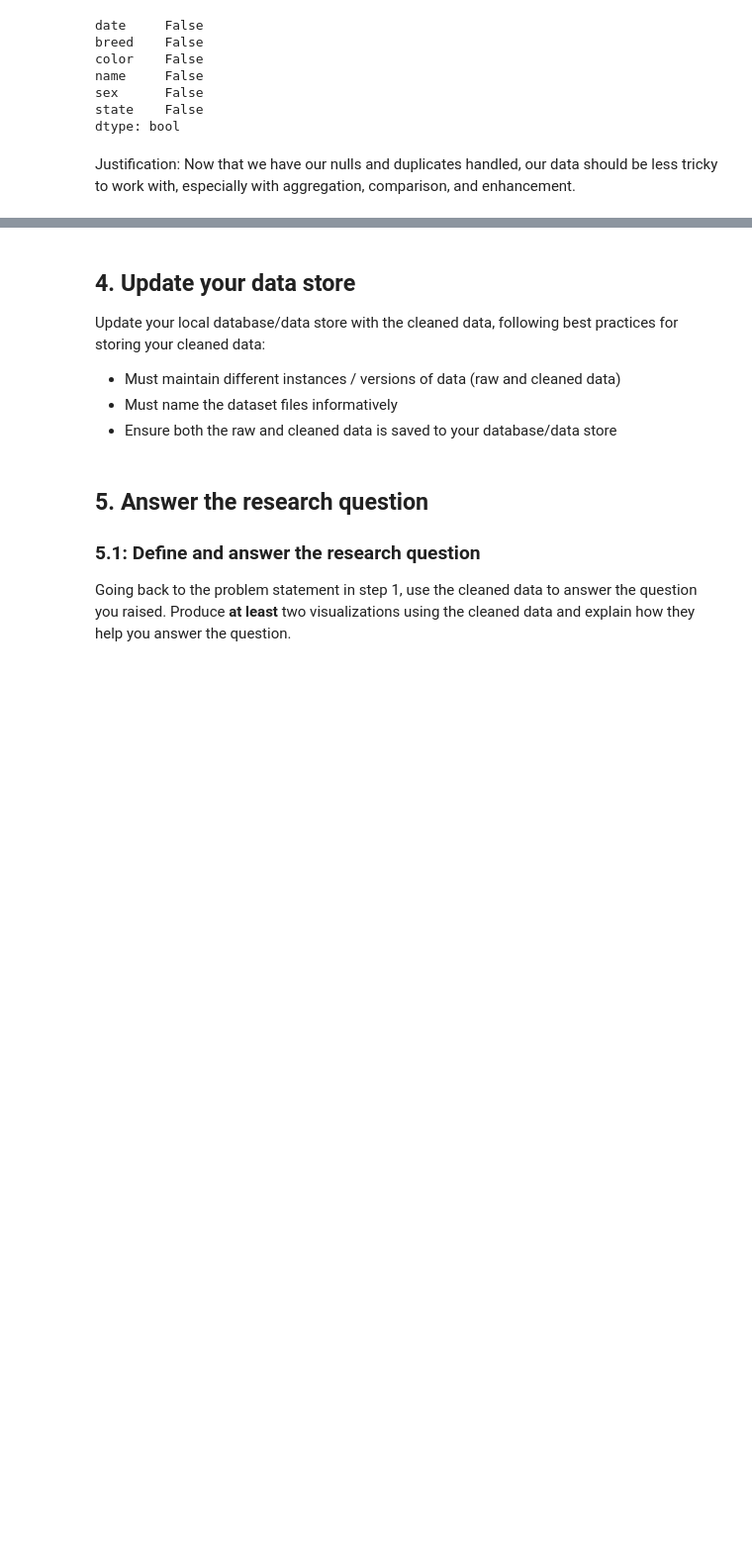
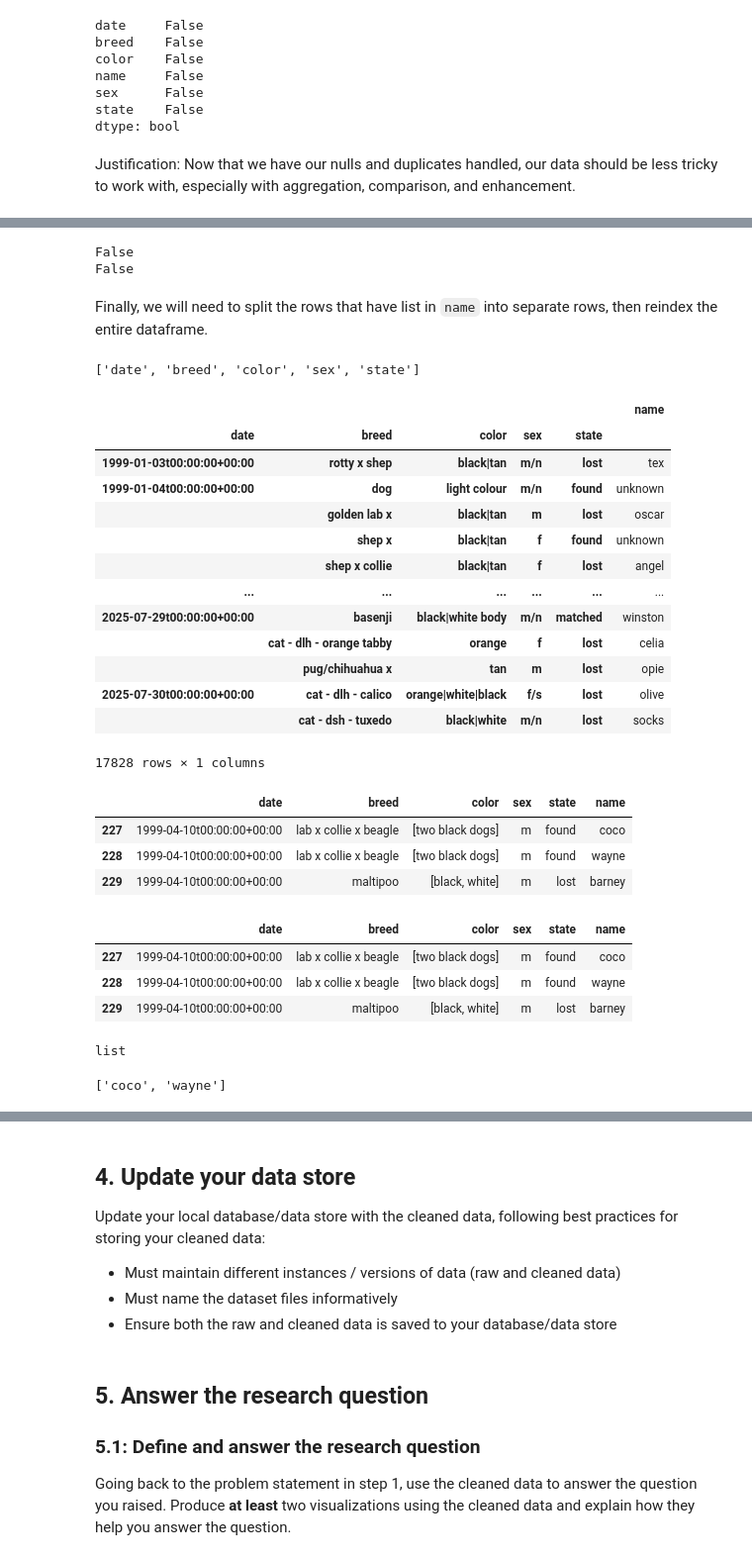
Before and after one commit to birbarino/Python-Projects, a Jupyter notebook: data-wrangling/project/data_wrangling_project_starter.ipynb, the cells around one changed output, grey strips where cells are left out. Shown at 99% size. Saved outputs shown, nothing was run; the diff lists cells and outputs as text; code cells hidden in the pictures; blank space fills up the shorter version.

```diff
--- a/data-wrangling/project/data_wrangling_project_starter.ipynb
+++ b/data-wrangling/project/data_wrangling_project_starter.ipynb
@@ -630,0 +662,3 @@ Justification: *FILL IN*
+# %%
+clean_and = lf_df_clean.iloc[lf_df_index_and]['name'].apply(lambda x: x.split(" and "))
+clean_amp = lf_df_clean.iloc[lf_df_index_amp]['name'].apply(lambda x: x.split(" & "))
@@ -630,0 +684,7 @@ Justification: *FILL IN*
+# %%
+# Change + validation
+lf_df_clean['name'].iloc[clean_and.index] = clean_and
+print(lf_df_clean.iloc[227])
+
+lf_df_clean['name'].iloc[clean_amp.index] = clean_amp
+print(lf_df_clean.iloc[1142])
@@ -630,0 +716,47 @@ Justification: *FILL IN*
+# %%
+# Further validation
+print(lf_df_clean['name'].str.contains(" and ").any())
+print(lf_df_clean['name'].str.contains(" & ").any())
+# %% [output]
+False
+False
+# %% [markdown]
+Finally, we will need to split the rows that have list in `name` into separate rows, then reindex the entire dataframe.
+# %%
+cols = lf_df_clean.columns.tolist()
+cols.pop(cols.index("name"))
+cols
+# %% [output]
+['date', 'breed', 'color', 'sex', 'state']
+# %%
+# Since lists aren't hashable, convert all color lists to strings
+lf_df_clean.color = lf_df_clean.color.apply(lambda x: "|".join(x))
+
+# Which allows us to maintain the data in a row even when we split it with explode()
+lf_df_clean.set_index(cols, inplace=True)
+# %%
+lf_df_clean
+# %% [output]
+|  |  |  |  |  | name |
+| date | breed | color | sex | state |  |
+| 1999-01-03t00:00:00+00:00 | rotty x shep | black|tan | m/n | lost | tex |
+| 1999-01-04t00:00:00+00:00 | dog | light colour | m/n | found | unknown |
+|  | golden lab x | black|tan | m | lost | oscar |
+|  | shep x | black|tan | f | found | unknown |
+|  | shep x collie | black|tan | f | lost | angel |
+| ... | ... | ... | ... | ... | ... |
+| 2025-07-29t00:00:00+00:00 | basenji | black|white body | m/n | matched | winston |
+|  | cat - dlh - orange tabby | orange | f | lost | celia |
+|  | pug/chihuahua x | tan | m | lost | opie |
+| 2025-07-30t00:00:00+00:00 | cat - dlh - calico | orange|white|black | f/s | lost | olive |
+|  | cat - dsh - tuxedo | black|white | m/n | lost | socks |
+17828 rows × 1 columns
+# %%
+# Turn list of names into separate rows using explode
+lf_df_clean = lf_df_clean.explode('name')
+lf_df_clean.iloc[227:230]  # both rows will have the same index
+# %% [output]
+|  | date | breed | color | sex | state | name |
+| 227 | 1999-04-10t00:00:00+00:00 | lab x collie x beagle | [two black dogs] | m | found | coco |
+| 228 | 1999-04-10t00:00:00+00:00 | lab x collie x beagle | [two black dogs] | m | found | wayne |
+| 229 | 1999-04-10t00:00:00+00:00 | maltipoo | [black, white] | m | lost | barney |
@@ -630,0 +766,18 @@ Justification: *FILL IN*
+# %%
+# Validation
+lf_df_clean.iloc[227:230]
+# %% [output]
+|  | date | breed | color | sex | state | name |
+| 227 | 1999-04-10t00:00:00+00:00 | lab x collie x beagle | [two black dogs] | m | found | coco |
+| 228 | 1999-04-10t00:00:00+00:00 | lab x collie x beagle | [two black dogs] | m | found | wayne |
+| 229 | 1999-04-10t00:00:00+00:00 | maltipoo | [black, white] | m | lost | barney |
+# %%
+# Confirming color was changed back to a list
+type(lf_df_clean.iloc[0].color)
+# %% [output]
+list
+# %%
+# Previously, the name field for Coco and Wayne looked like this
+clean_and.iloc[0]
+# %% [output]
+['coco', 'wayne']
```
Also changed, not shown: parts of 61 cells of this notebook, 13 other files.
